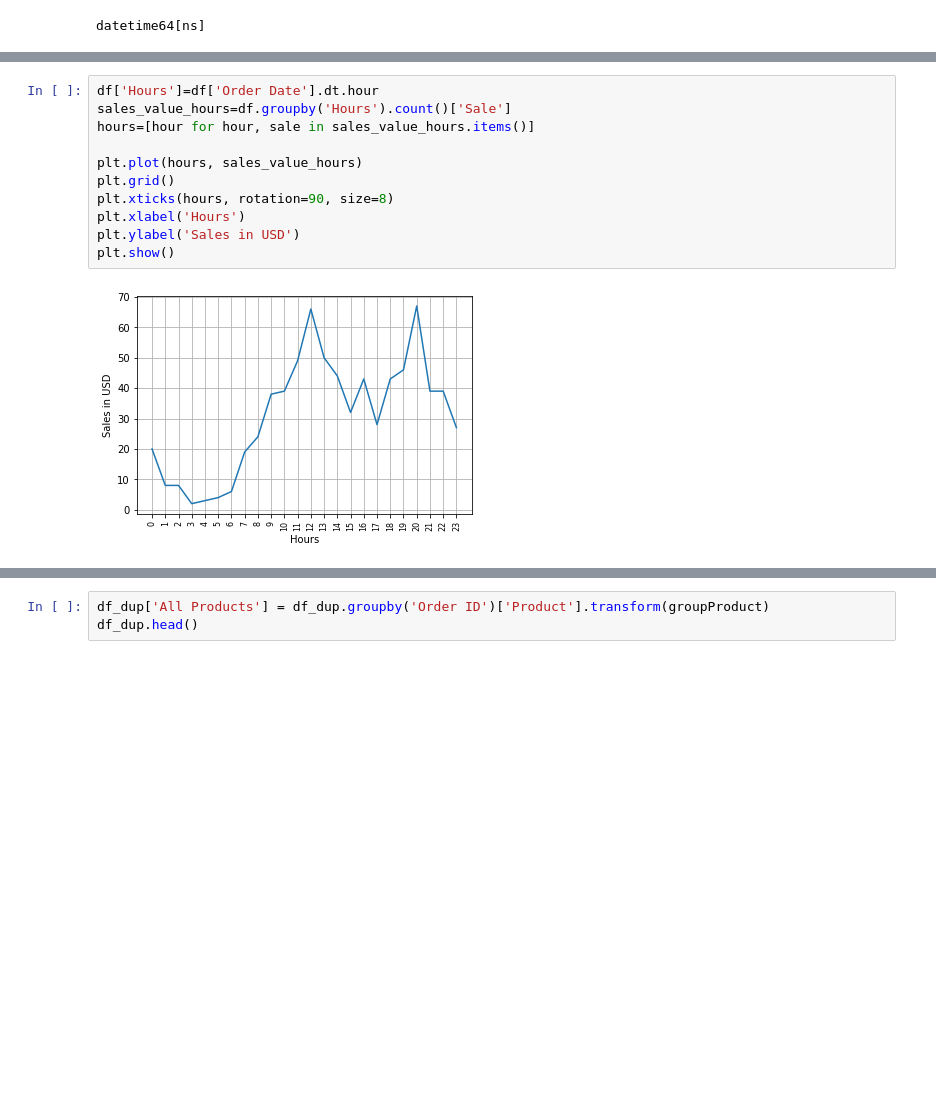
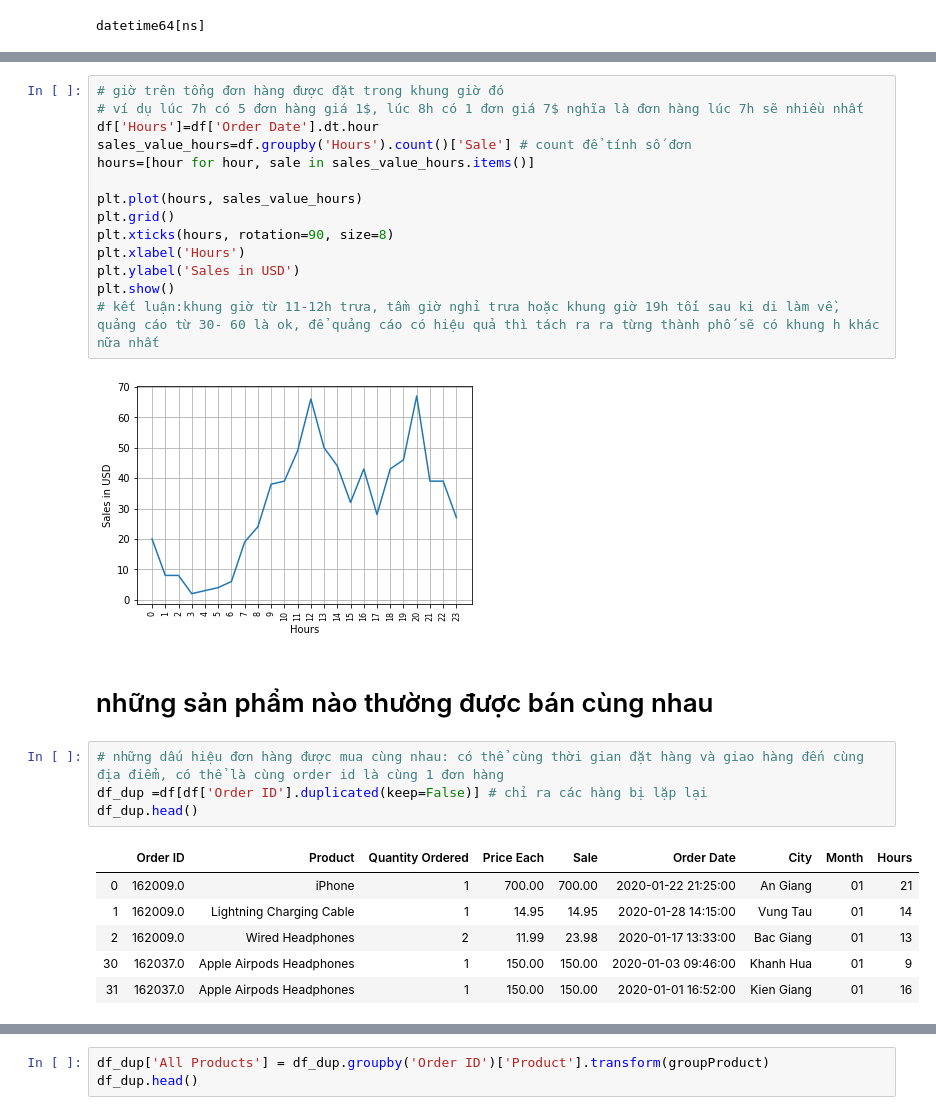
Before and after one commit to buithithuy31/pthon, a Jupyter notebook: BÁO CÁO TTNT.ipynb, the cells around one changed output, grey strips where cells are left out. Drawn from its saved outputs; the diff is of its cells as text; blank space fills up the shorter version.

```diff
--- a/BÁO CÁO TTNT.ipynb
+++ b/BÁO CÁO TTNT.ipynb
@@ -250,8 +293,10 @@ plt.show()
 # %% [output]
 [figure]
 # %%
+# giờ trên tổng đơn hàng được đặt trong khung giờ đó
+# ví dụ lúc 7h có 5 đơn hàng giá 1$, lúc 8h có 1 đơn giá 7$ nghĩa là đơn hàng lúc 7h sẽ nhiều nhất
 df['Hours']=df['Order Date'].dt.hour
-sales_value_hours=df.groupby('Hours').count()['Sale']
+sales_value_hours=df.groupby('Hours').count()['Sale'] # count để tính số đơn
 hours=[hour for hour, sale in sales_value_hours.items()]
 
 plt.plot(hours, sales_value_hours)
@@ -260,7 +305,21 @@ plt.xticks(hours, rotation=90, size=8)
 plt.xlabel('Hours')
 plt.ylabel('Sales in USD')
 plt.show()
+# kết luận:khung giờ từ 11-12h trưa, tầm giờ nghỉ trưa hoặc khung giờ 19h tối sau ki di làm về, quảng cáo từ 30- 60 là ok, để quảng cáo có hiệu quả thì tách ra ra từng thành phố sẽ có khung h khác nữa nhất
 # %% [output]
 [figure]
+# %% [markdown]
+# những sản phẩm nào thường được bán cùng nhau
+# %%
+# những dấu hiệu đơn hàng được mua cùng nhau: có thể cùng thời gian đặt hàng và giao hàng đến cùng địa điểm, có thể là cùng order id là cùng 1 đơn hàng
+df_dup =df[df['Order ID'].duplicated(keep=False)] # chỉ ra các hàng bị lặp lại
+df_dup.head()
+# %% [output]
+|  | Order ID | Product | Quantity Ordered | Price Each | Sale | Order Date | City | Month | Hours |
+| 0 | 162009.0 | iPhone | 1 | 700.00 | 700.00 | 2020-01-22 21:25:00 | An Giang | 01 | 21 |
+| 1 | 162009.0 | Lightning Charging Cable | 1 | 14.95 | 14.95 | 2020-01-28 14:15:00 | Vung Tau | 01 | 14 |
+| 2 | 162009.0 | Wired Headphones | 2 | 11.99 | 23.98 | 2020-01-17 13:33:00 | Bac Giang | 01 | 13 |
+| 30 | 162037.0 | Apple Airpods Headphones | 1 | 150.00 | 150.00 | 2020-01-03 09:46:00 | Khanh Hua | 01 | 9 |
+| 31 | 162037.0 | Apple Airpods Headphones | 1 | 150.00 | 150.00 | 2020-01-01 16:52:00 | Kien Giang | 01 | 16 |
 # %%
 df_dup = df[df['Order ID'].duplicated(keep=False)]
```
Also changed, not shown: parts of 31 cells of this notebook.
